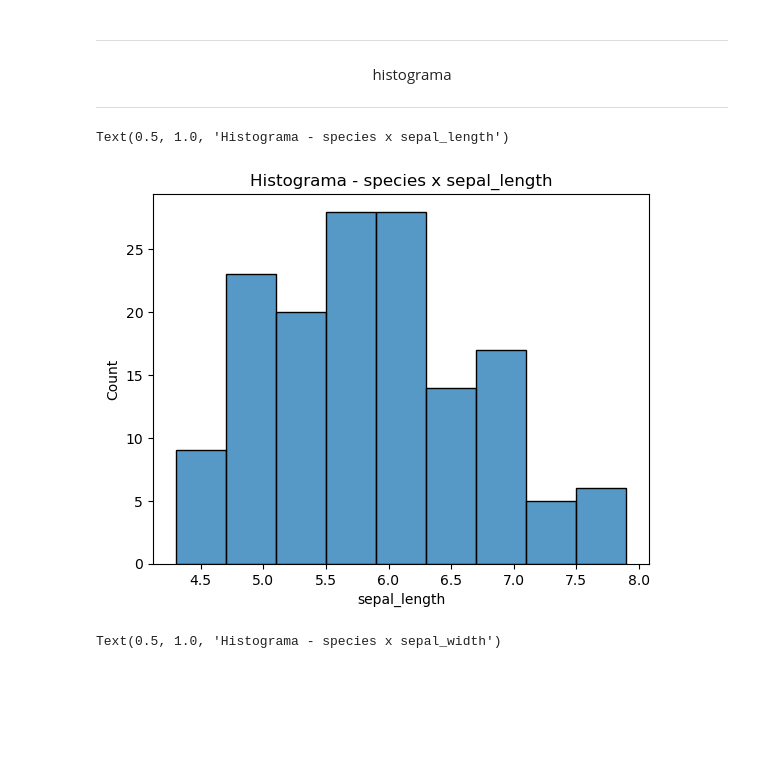
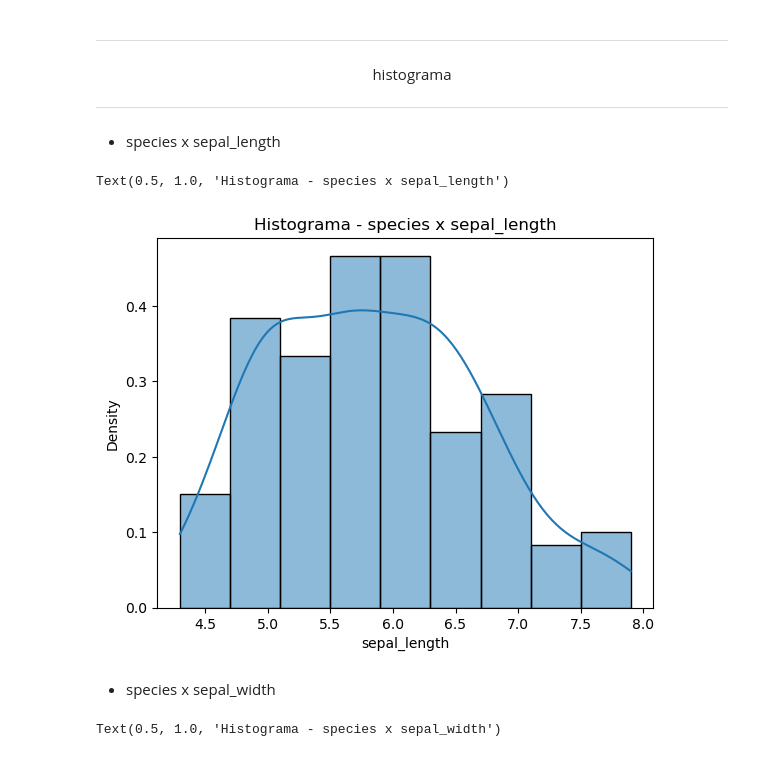
Before and after one commit to thiago-laza/dados-treina, a Jupyter notebook: estudo/estudo01_iris_dataset.ipynb, the cells around one changed output. Saved outputs shown, nothing was run; the diff lists cells and outputs as text; code cells hidden in the pictures; blank space fills up the shorter version.

Commit message:
Estudo 01 - histograma + desnidade

```diff
--- a/estudo/estudo01_iris_dataset.ipynb
+++ b/estudo/estudo01_iris_dataset.ipynb
@@ -338,12 +338,16 @@ Text(0.5, 1.0, 'Boxplot - species x petal_whidth')
 <center>histograma</center>
 
 ---
+# %% [markdown]
+- species x sepal_length
 # %%
-sns.histplot(data=iris, x="sepal_length")
+sns.histplot(data=iris, x="sepal_length", kde=True, stat="density", line_kws={'color': 'red'})
 plt.title('Histograma - species x sepal_length')
 # %% [output]
 Text(0.5, 1.0, 'Histograma - species x sepal_length')
-[figure, old version]
+[figure, new version]
+# %% [markdown]
+- species x sepal_width
 # %%
 sns.histplot(data=iris, x="sepal_width")
 plt.title('Histograma - species x sepal_width')
```
Also changed, not shown: parts of 8 cells of this notebook.
